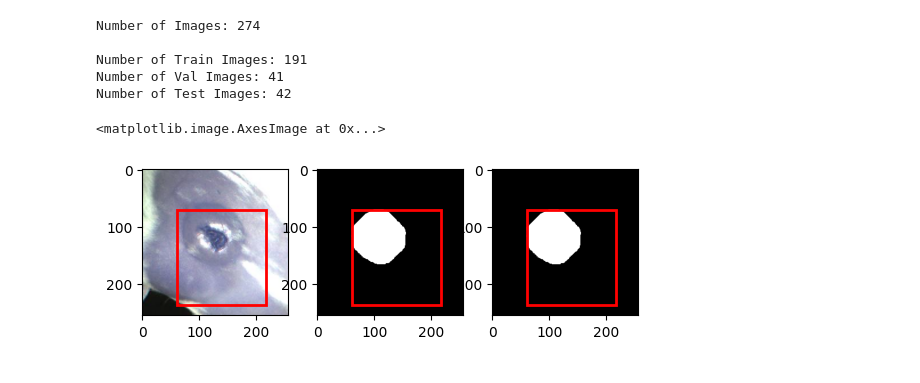
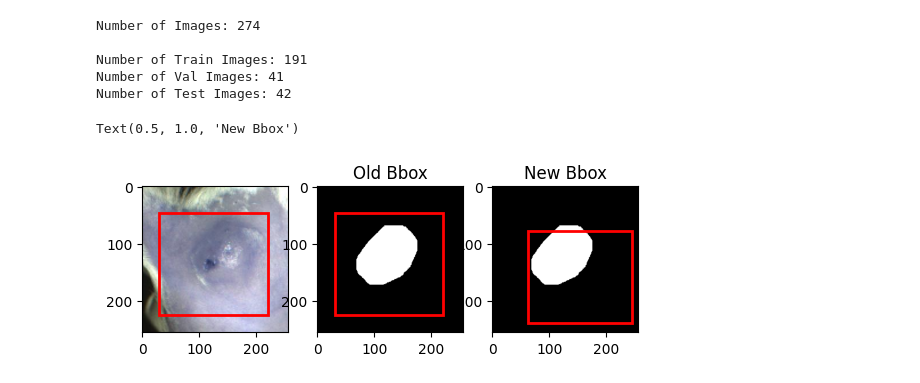
Before and after one commit to RibaDiba/tumor-segmentation, a Jupyter notebook: SAM/test_bounding_box.ipynb, the cells around one changed output. Drawn from its saved outputs; the diff is of its cells as text; code cells hidden in the pictures.

Commit message:
updated bounding box method

```diff
--- a/SAM/test_bounding_box.ipynb
+++ b/SAM/test_bounding_box.ipynb
@@ -31,23 +29,25 @@ Number of Test Images: 42
 # %%
 idx = random.randint(0, len(train_images))
 
 fig, ax = plt.subplots(1,3)
 
-bbox_old = get_bounding_box(train_masks[idx])
+bbox_old = get_bounding_box_og(train_masks[idx])
 bbox_new = get_bounding_box_new(train_masks[idx])
 
-rect_image = patches.Rectangle((bbox[0], bbox[1]), bbox[2], bbox[3], linewidth=2, edgecolor='r', facecolor='none')
+rect_image = patches.Rectangle((bbox_old[0], bbox_old[1]), bbox_old[2], bbox_old[3], linewidth=2, edgecolor='r', facecolor='none')
 ax[0].add_patch(rect_image)
 
-rect_old = patches.Rectangle((bbox[0], bbox[1]), bbox[2], bbox[3], linewidth=2, edgecolor='r', facecolor='none')
+rect_old = patches.Rectangle((bbox_old[0], bbox_old[1]), bbox_old[2], bbox_old[3], linewidth=2, edgecolor='r', facecolor='none')
 ax[1].add_patch(rect_old)
 
-rect_new = patches.Rectangle((bbox[0], bbox[1]), bbox[2], bbox[3], linewidth=2, edgecolor='r', facecolor='none')
+rect_new = patches.Rectangle((bbox_new[0], bbox_new[1]), bbox_new[2], bbox_new[3], linewidth=2, edgecolor='r', facecolor='none')
 ax[2].add_patch(rect_new)
 
 ax[0].imshow(train_images[idx])
 ax[1].imshow(train_masks[idx], cmap="gray")
+ax[1].set_title("Old Bbox")
 ax[2].imshow(train_masks[idx], cmap="gray")
+ax[2].set_title("New Bbox")
 # %% [output]
-<matplotlib.image.AxesImage at 0x...>
+Text(0.5, 1.0, 'New Bbox')
-[figure, old version]
+[figure, new version]
```
Also changed, not shown: parts of 1 cell of this notebook, 1 other file.
